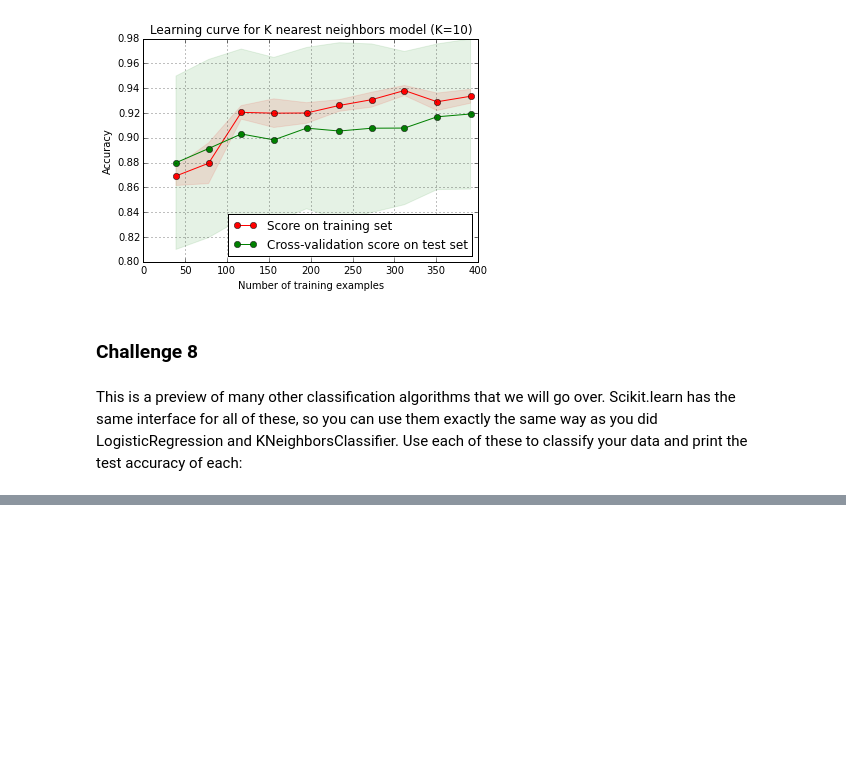
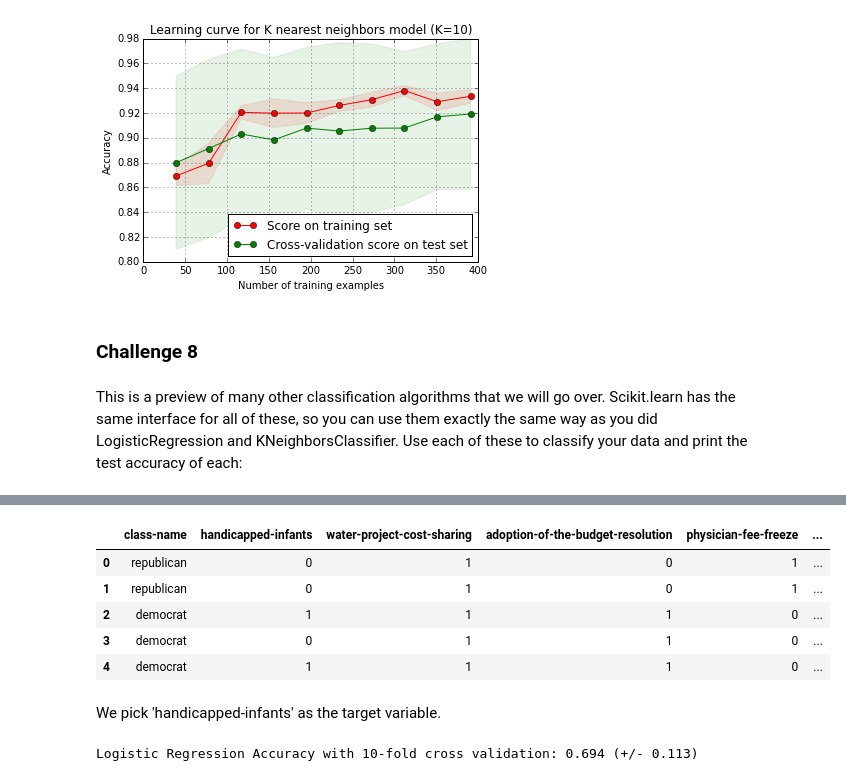
Before and after one commit to fdurant/suplearn_challenges, a Jupyter notebook: suplearn_challenges.ipynb, the cells around one changed output, grey strips where cells are left out. Saved outputs shown, nothing was run; the diff lists cells and outputs as text; code cells hidden in the pictures; blank space fills up the shorter version.

```diff
--- a/suplearn_challenges.ipynb
+++ b/suplearn_challenges.ipynb
@@ -356,0 +395,27 @@ plt.show()
+# %%
+votesDF4=pd.read_csv('house-votes-84.csv', sep=',', header=0)
+votesDF5 = votesDF4.replace(to_replace=['y','n','?'],value=[1,0,np.nan])
+votesDF6 = votesDF5.replace(to_replace=[np.nan],value=[votesDF5.mode(axis=0,numeric_only=True)])
+votesDF6.head(5)
+# %% [output]
+|  | class-name | handicapped-infants | water-project-cost-sharing | adoption-of-the-budget-resolution | physician-fee-freeze | ... |
+| 0 | republican | 0 | 1 | 0 | 1 | ... |
+| 1 | republican | 0 | 1 | 0 | 1 | ... |
+| 2 | democrat | 1 | 1 | 1 | 0 | ... |
+| 3 | democrat | 0 | 1 | 1 | 0 | ... |
+| 4 | democrat | 1 | 1 | 1 | 0 | ... |
+# %% [markdown]
+We pick 'handicapped-infants' as the target variable.
+# %%
+X_values = votesDF6[votesDF6.columns[2:17]]
+y_values = votesDF6['handicapped-infants']
+
+estimator = LogisticRegression()
+nrCrossValidationFolds = 10
+
+print "Logistic Regression Accuracy with %d-fold cross validation:" % nrCrossValidationFolds,
+
+scores = cross_val_score(estimator, X_values, y=y_values, cv=nrCrossValidationFolds, n_jobs=1)
+print "%0.3f (+/- %0.3f)" % (scores.mean(), scores.std())
+# %% [output]
+Logistic Regression Accuracy with 10-fold cross validation: 0.694 (+/- 0.113)
```
Also changed, not shown: parts of 14 cells of this notebook, 3 other files.
